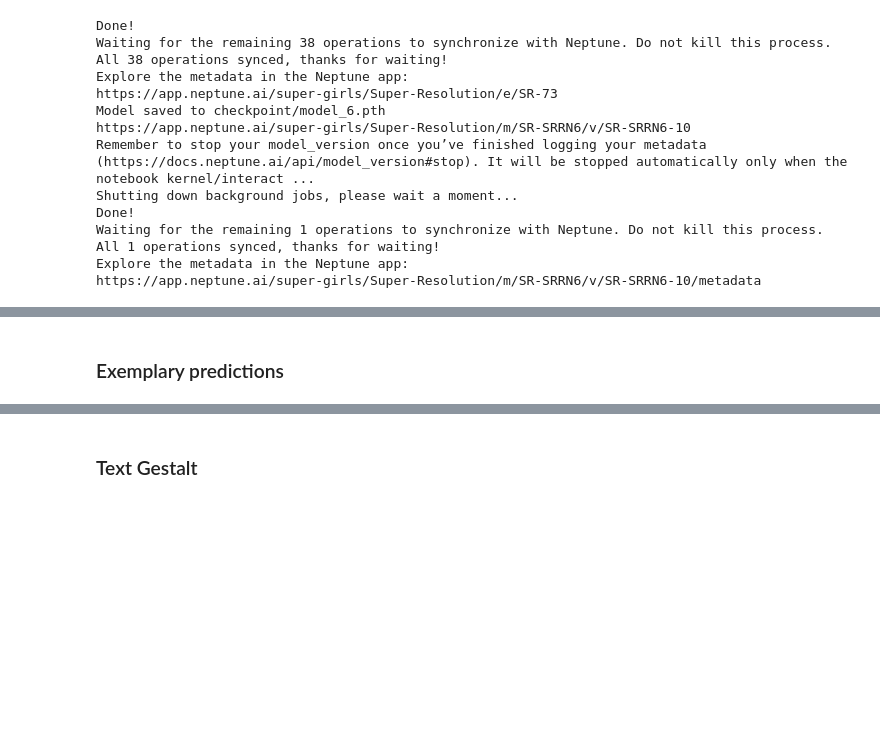
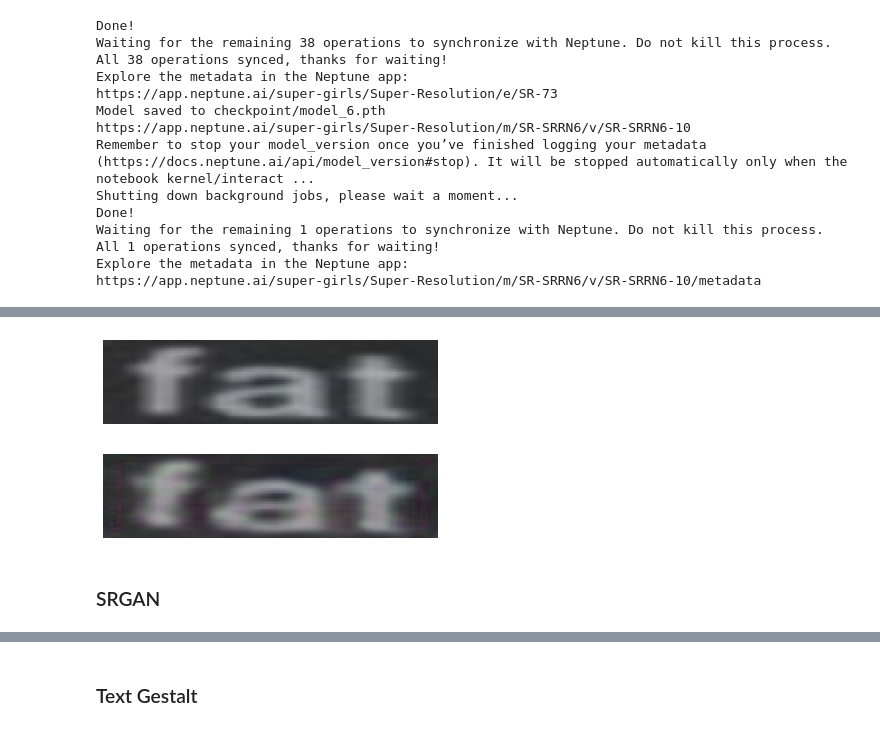
Before and after one commit to zuzg/text-super-resolution, a Jupyter notebook: Project3.ipynb, the cells around one changed output, grey strips where cells are left out. Cells and saved outputs as stored; diff of their text form; code cells hidden in the pictures; blank space fills up the shorter version.

```diff
--- a/Project3.ipynb
+++ b/Project3.ipynb
@@ -221 +215,11 @@ https://app.neptune.ai/super-girls/Super-Resolution/m/SR-SRRN6/v/SR-SRRN6-10/met
+# %%
+display_img_tensor(HR_image, rescale=True)
+# %% [output]
+[figure, added]
+# %%
+show_prediction(LR_image, sr_resnet)
+# %% [output]
+[figure, added]
+# %% [markdown]
+### SRGAN
 # %%
@@ -225,5 +229,3 @@ cfg['epochs'] = 5
 
 # sr_gan_perform_training(train_set=train_set, cfg=cfg, run_neptune=False)
 sr_gan_perform_training(train_set=test_set, cfg=cfg, vgg_loss=False, save='blabla')
-# %% [markdown]
-### Exemplary predictions
```
Also changed, not shown: parts of 26 cells of this notebook, 2 other files.
